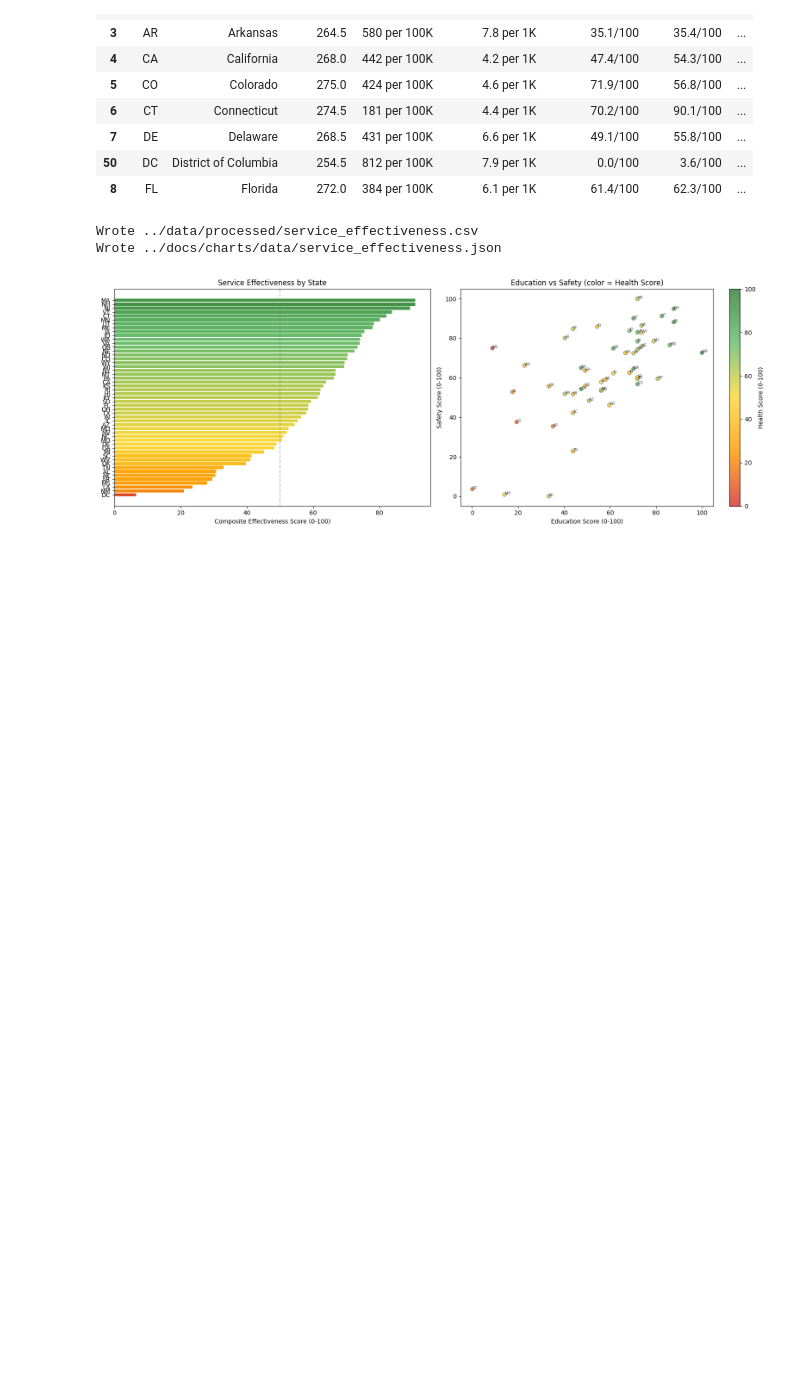
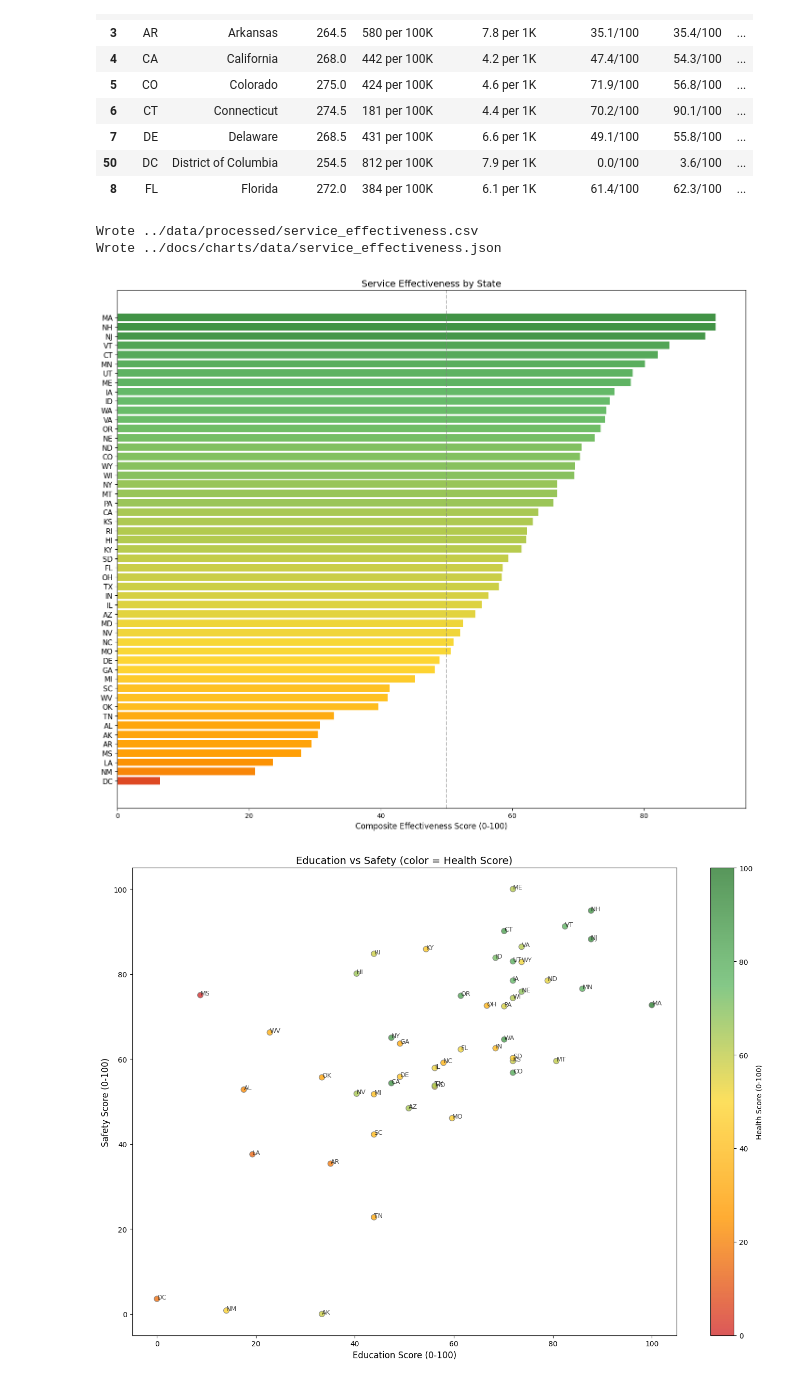
Before and after one commit to mckornfield/public-good-index, a Jupyter notebook: notebooks/03_service_effectiveness.ipynb, the cells around one changed output. Drawn from its saved outputs; the diff is of its cells as text; code cells hidden in the pictures; blank space fills up the shorter version.

```diff
--- a/notebooks/03_service_effectiveness.ipynb
+++ b/notebooks/03_service_effectiveness.ipynb
@@ -199,35 +199,36 @@ Wrote ../docs/charts/data/service_effectiveness.json
 # %%
 # Visualization
 from matplotlib.colors import LinearSegmentedColormap
 SCORE_CMAP = LinearSegmentedColormap.from_list("score", ["#d32f2f", "#ff9800", "#fdd835", "#66bb6a", "#2e7d32"])
 
-fig, axes = plt.subplots(1, 2, figsize=(16, 6))
-
-# Bar chart — composite scores
-ax1 = axes[0]
+# 1. Bar chart — composite scores
+fig, ax = plt.subplots(figsize=(14, 12))
 plot_data = out.sort_values("composite_score", ascending=True)
 colors = SCORE_CMAP(plot_data["composite_score"] / 100)
-ax1.barh(plot_data["state"], plot_data["composite_score"], color=colors)
-ax1.set_xlabel("Composite Effectiveness Score (0-100)")
-ax1.set_title("Service Effectiveness by State")
-ax1.axvline(x=50, color="gray", linestyle="--", alpha=0.5)
-
-# Scatter — education vs safety
-ax2 = axes[1]
-ax2.scatter(out["education_score"], out["safety_score"],
-            c=out["health_score"], cmap=SCORE_CMAP, s=40, alpha=0.8, edgecolors="gray")
-for _, row in out.iterrows():
-    ax2.annotate(row["state"], (row["education_score"], row["safety_score"]),
-                 fontsize=6, alpha=0.7)
-ax2.set_xlabel("Education Score (0-100)")
-ax2.set_ylabel("Safety Score (0-100)")
-ax2.set_title("Education vs Safety (color = Health Score)")
-cbar = plt.colorbar(ax2.collections[0], ax=ax2, label="Health Score (0-100)")
-
+ax.barh(plot_data["state"], plot_data["composite_score"], color=colors)
+ax.set_xlabel("Composite Effectiveness Score (0-100)", fontsize=12)
+ax.set_title("Service Effectiveness by State", fontsize=14)
+ax.axvline(x=50, color="gray", linestyle="--", alpha=0.5)
+ax.tick_params(axis="y", labelsize=11)
 plt.tight_layout()
 plt.show()
+
+# 2. Scatter — education vs safety
+fig, ax = plt.subplots(figsize=(14, 10))
+ax.scatter(out["education_score"], out["safety_score"],
+            c=out["health_score"], cmap=SCORE_CMAP, s=60, alpha=0.8, edgecolors="gray")
+for _, row in out.iterrows():
+    ax.annotate(row["state"], (row["education_score"], row["safety_score"]),
+                 fontsize=9, alpha=0.7)
+ax.set_xlabel("Education Score (0-100)", fontsize=12)
+ax.set_ylabel("Safety Score (0-100)", fontsize=12)
+ax.set_title("Education vs Safety (color = Health Score)", fontsize=14)
+cbar = plt.colorbar(ax.collections[0], ax=ax, label="Health Score (0-100)")
+plt.tight_layout()
+plt.show()
 # %% [output]
-[figure, old version]
+[figure, new version]
+[figure, added]
 # %%
 import plotly.express as px
 
```
Also changed, not shown: parts of 1 cell of this notebook, 4 other files.
